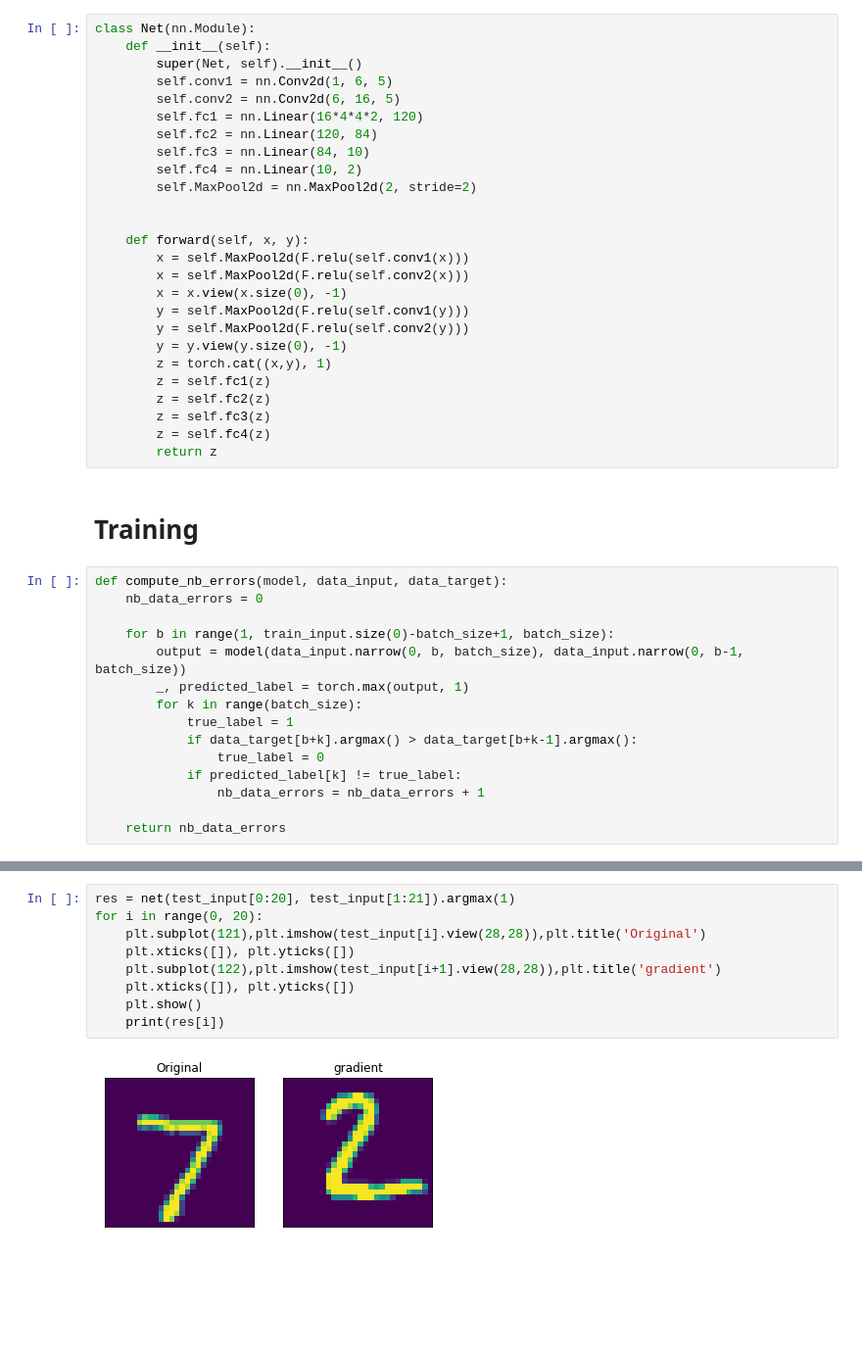
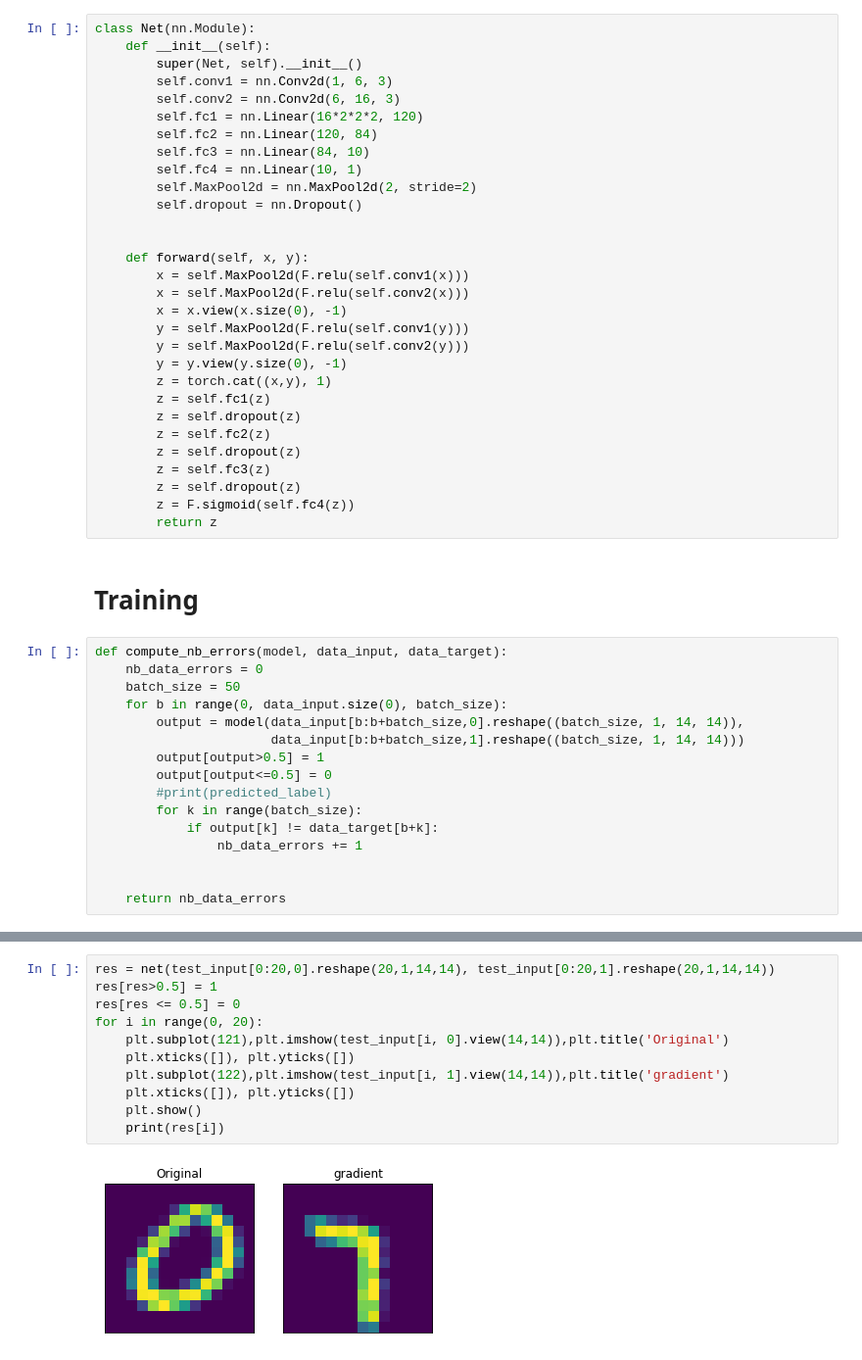
Before and after one commit to jplassmann/DeepLearning-Project1, a Jupyter notebook: 2images.ipynb, the cells around one changed output, grey strips where cells are left out. Shown at 98% size. Saved outputs shown, nothing was run; the diff lists cells and outputs as text; blank space fills up the shorter version.

```diff
--- a/2images.ipynb
+++ b/2images.ipynb
@@ -28,13 +39,14 @@ test_input torch.Size([1000, 1, 28, 28]) test_target torch.Size([1000, 10])
 class Net(nn.Module):
     def __init__(self):
         super(Net, self).__init__()
-        self.conv1 = nn.Conv2d(1, 6, 5)
-        self.conv2 = nn.Conv2d(6, 16, 5)
-        self.fc1 = nn.Linear(16*4*4*2, 120)
+        self.conv1 = nn.Conv2d(1, 6, 3)
+        self.conv2 = nn.Conv2d(6, 16, 3)
+        self.fc1 = nn.Linear(16*2*2*2, 120)
         self.fc2 = nn.Linear(120, 84)
         self.fc3 = nn.Linear(84, 10)
-        self.fc4 = nn.Linear(10, 2)
+        self.fc4 = nn.Linear(10, 1)
         self.MaxPool2d = nn.MaxPool2d(2, stride=2)
+        self.dropout = nn.Dropout()
 
 
     def forward(self, x, y):
@@ -46,25 +58,29 @@ class Net(nn.Module):
         y = y.view(y.size(0), -1)
         z = torch.cat((x,y), 1)
         z = self.fc1(z)
+        z = self.dropout(z)
         z = self.fc2(z)
+        z = self.dropout(z)
         z = self.fc3(z)
-        z = self.fc4(z)
+        z = self.dropout(z)
+        z = F.sigmoid(self.fc4(z))
         return z
 # %% [markdown]
 # Training
 # %%
 def compute_nb_errors(model, data_input, data_target):
     nb_data_errors = 0
+    batch_size = 50
+    for b in range(0, data_input.size(0), batch_size):
+        output = model(data_input[b:b+batch_size,0].reshape((batch_size, 1, 14, 14)),
+                       data_input[b:b+batch_size,1].reshape((batch_size, 1, 14, 14)))
+        output[output>0.5] = 1
+        output[output<=0.5] = 0
+        #print(predicted_label)
+        for k in range(batch_size):
+            if output[k] != data_target[b+k]:
+                nb_data_errors += 1
 
-    for b in range(1, train_input.size(0)-batch_size+1, batch_size):
-        output = model(data_input.narrow(0, b, batch_size), data_input.narrow(0, b-1, batch_size))
-        _, predicted_label = torch.max(output, 1)
-        for k in range(batch_size):
-            true_label = 1
-            if data_target[b+k].argmax() > data_target[b+k-1].argmax():
-                true_label = 0
-            if predicted_label[k] != true_label:
-                nb_data_errors = nb_data_errors + 1
 
     return nb_data_errors
 # %%
@@ -121,11 +146,13 @@ Epoch # 240  test accuracy:  0.77
 # %%
-res = net(test_input[0:20], test_input[1:21]).argmax(1)
+res = net(test_input[0:20,0].reshape(20,1,14,14), test_input[0:20,1].reshape(20,1,14,14))
+res[res>0.5] = 1
+res[res <= 0.5] = 0
 for i in range(0, 20):
-    plt.subplot(121),plt.imshow(test_input[i].view(28,28)),plt.title('Original')
+    plt.subplot(121),plt.imshow(test_input[i, 0].view(14,14)),plt.title('Original')
     plt.xticks([]), plt.yticks([])
-    plt.subplot(122),plt.imshow(test_input[i+1].view(28,28)),plt.title('gradient')
+    plt.subplot(122),plt.imshow(test_input[i, 1].view(14,14)),plt.title('gradient')
     plt.xticks([]), plt.yticks([])
     plt.show()
     print(res[i])
 # %% [output]
-[figure, old version]
+[figure, new version]
```
Also changed, not shown: parts of 8 cells of this notebook.
